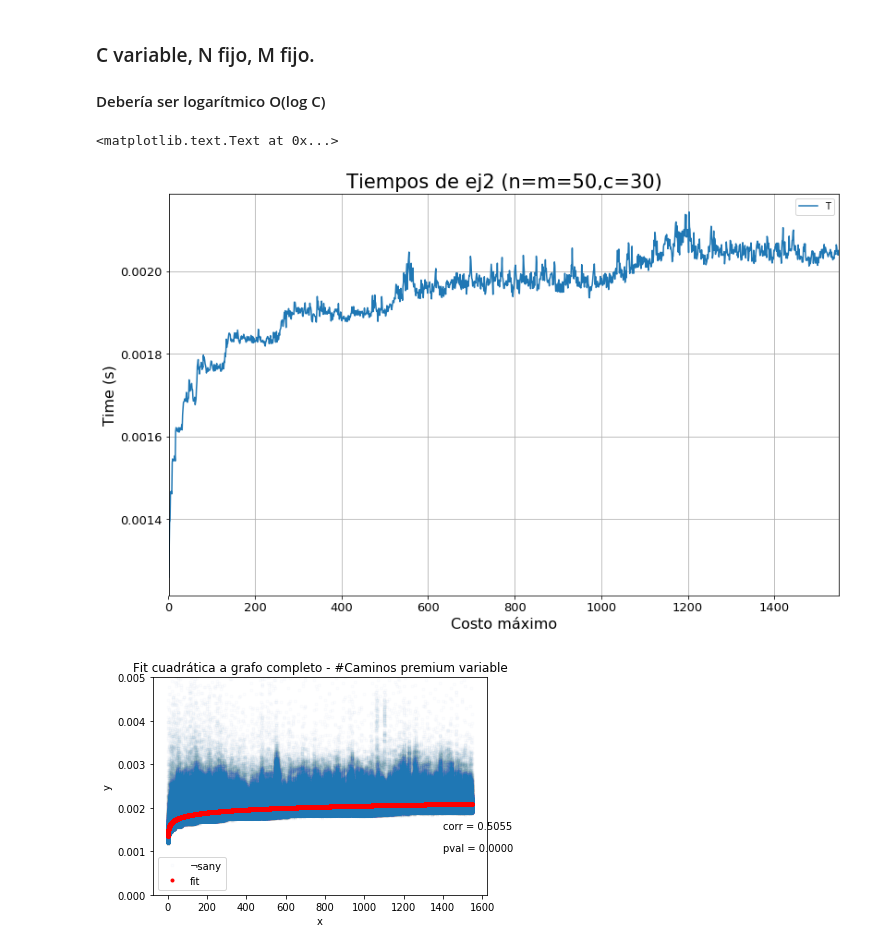
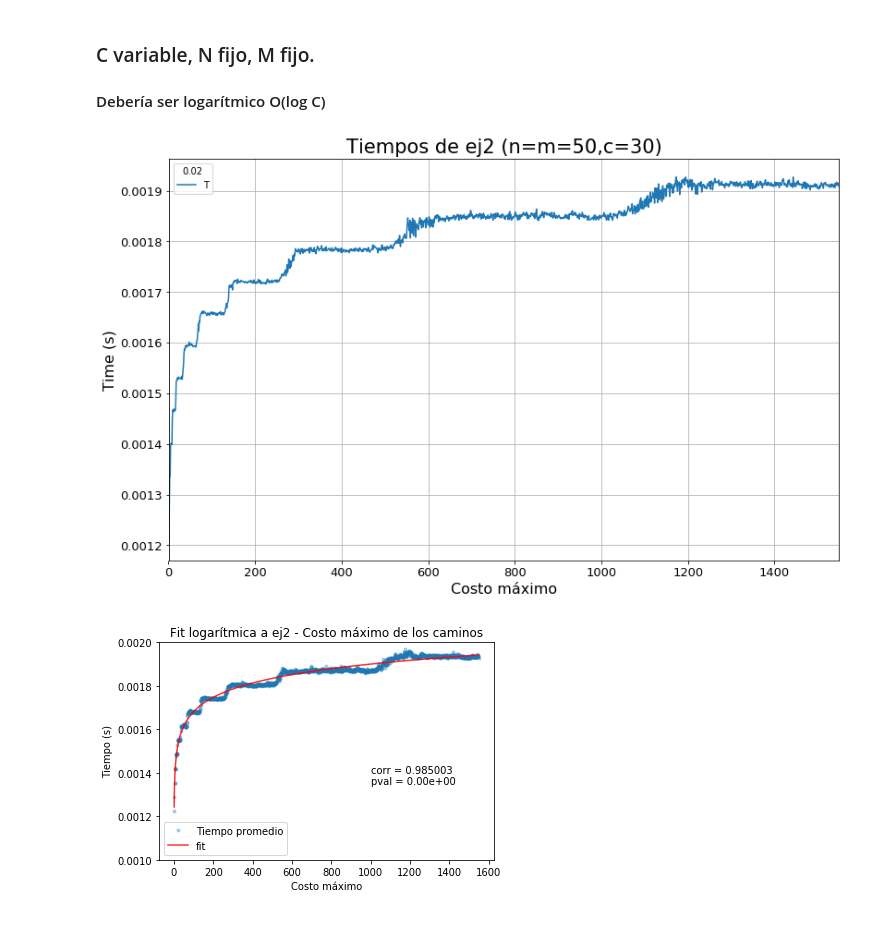
Before and after one commit to gianzamboni/algo3-tp2-1c2017, a Jupyter notebook: Tiempos.ipynb, the cells around one changed output. Drawn from its saved outputs; the diff is of its cells as text; code cells hidden in the pictures.

```diff
--- a/Tiempos.ipynb
+++ b/Tiempos.ipynb
@@ -153,31 +181,36 @@ dyna.set_xlabel("Cantidad de vértices", fontsize=16)
 d2 = pd.read_csv("./data/timesEj2C.csv")
 CvsT = d2.groupby('C')
 
-dyn = CvsT.median().plot.line(fontsize=13, figsize=(13,8), logy=False, grid=True)
+dyn = CvsT.quantile(0.02).plot.line(fontsize=13, figsize=(13,8), logy=False, grid=True)
+#xdata = d2['C']
+#ydata = d2['T']
+#plt.plot(xdata, ydata, '.', alpha=.2, label='Hola')
 dyn.set_title("Tiempos de ej2 (n=m=50,c=30)", fontsize=21)
 dyn.set_ylabel("Time (s)", fontsize=16)
 dyn.set_xlabel("Costo máximo", fontsize=16)
+plt.show()
 # %% [output]
-<matplotlib.text.Text at 0x...>
-[figure, old version]
+[figure, new version]
 # %%
 d2 = pd.read_csv("./data/timesEj2C.csv")
-xdata = d2['C']
-ydata = d2['T']
-plt.plot(xdata, ydata, '.', alpha=.01, label='¬sany')
+data = d2.groupby('C').quantile(0.1).reset_index()
+data
+xdata = data['C']
+ydata = data['T']
+plt.plot(xdata, ydata, '.', alpha=.3, label='Tiempo promedio')
 popt, pcov = curve_fit(logrtm, xdata, ydata)
 yfit = logrtm(xdata, *popt)
-plt.plot(xdata, yfit, 'r.', label='fit')
+plt.plot(xdata, yfit, 'r-', alpha=.8, label='fit')
 
 corr, pval = pearsonr(yfit,ydata)
 
-plt.title('Fit cuadrática a grafo completo - #Caminos premium variable')
-plt.text(1400, 0.0015, r'corr = %.4f'%corr)
-plt.text(1400, 0.0010, r'pval = %.4f'%pval)
-plt.xlabel('x')
-plt.ylabel('y')
-plt.ylim((0,0.005))
+plt.title('Fit logarítmica a ej2 - Costo máximo de los caminos')
+plt.text(1000, 0.0014, r'corr = %.6f'%corr)
+plt.text(1000, 0.00135, r'pval = %.2e'%pval)
+plt.xlabel('Costo máximo')
+plt.ylabel('Tiempo (s)')
+plt.ylim((0.001,0.002))
 plt.legend()
 plt.show()
 # %% [output]
-[figure, old version]
+[figure, new version]
```
Also changed, not shown: parts of 5 cells of this notebook, 1 other file.
